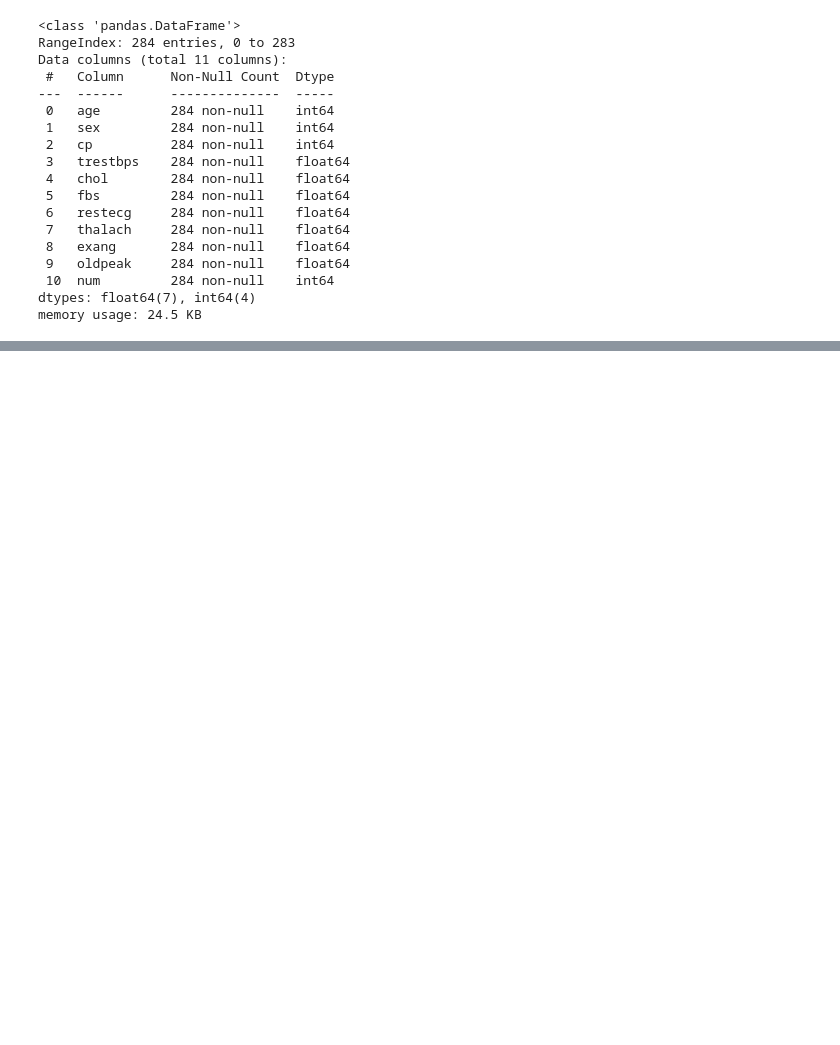
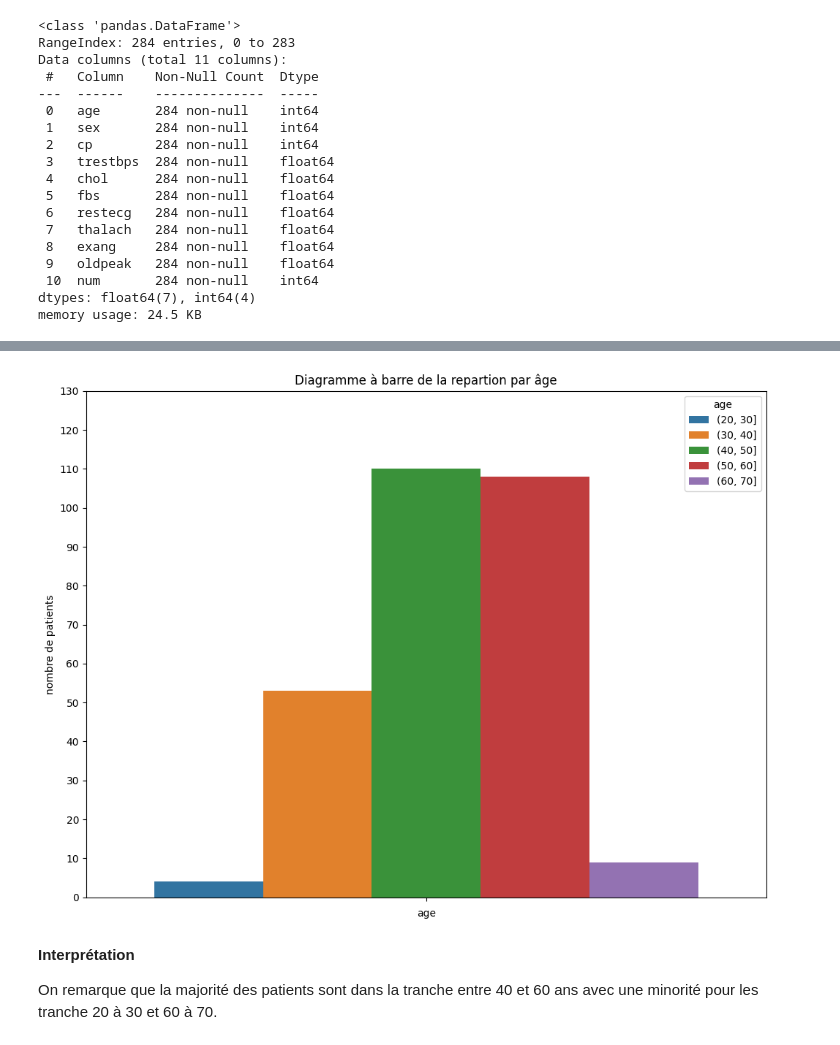
Before and after one commit to Harlequelrah/heart_attack_prediction, a Jupyter notebook: project/notebooks/analysis.ipynb, the cells around one changed output, grey strips where cells are left out. Drawn from its saved outputs; the diff is of its cells as text; code cells hidden in the pictures; blank space fills up the shorter version.

Commit message:
analyse de la variable age par barplot , correction de la variable num dont le nom de colonne etait mal formaté

```diff
--- a/project/notebooks/analysis.ipynb
+++ b/project/notebooks/analysis.ipynb
@@ -63,0 +72,18 @@ memory usage: 24.5 KB
+# %%
+# discretisation de la variable âge
+age_bins = pd.cut(data['age'],bins=np.arange(20,80,10)).value_counts().reset_index()
+# %%
+# diagramme à barre de la repartition par âge
+plt.figure(figsize=(12,9))
+sns.barplot(data=age_bins,hue='age',y='count',errorbar=None)
+plt.ylabel('nombre de patients')
+plt.xlabel('age')
+plt.yticks(ticks=np.arange(0,140,10))
+plt.title('Diagramme à barre de la repartion par âge')
+plt.show()
+# %% [output]
+[figure, added]
+# %% [markdown]
+**Interprétation**
+
+On remarque que la majorité des patients sont dans la tranche  entre 40 et 60 ans avec une minorité pour les tranche 20 à 30 et 60 à 70.
```
Also changed, not shown: parts of 2 cells of this notebook, 3 other files.
